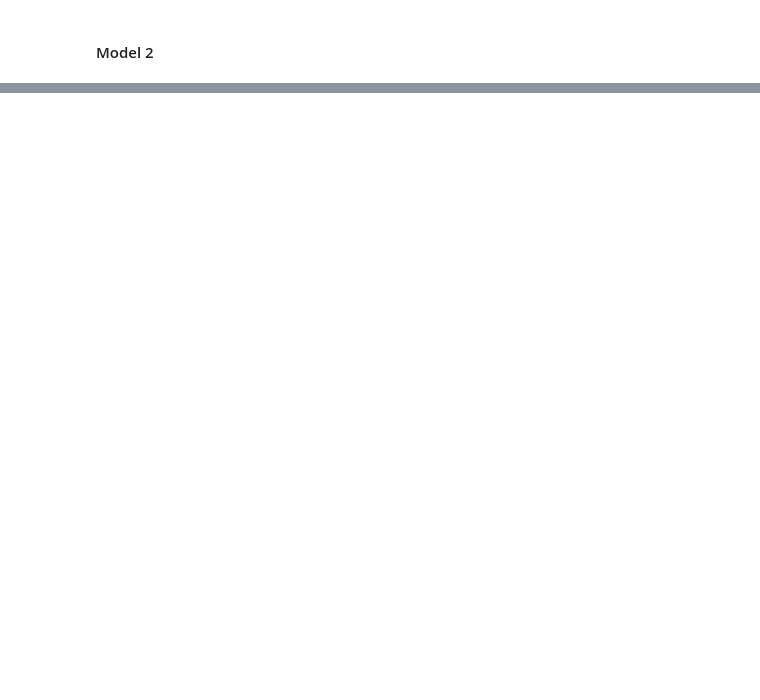
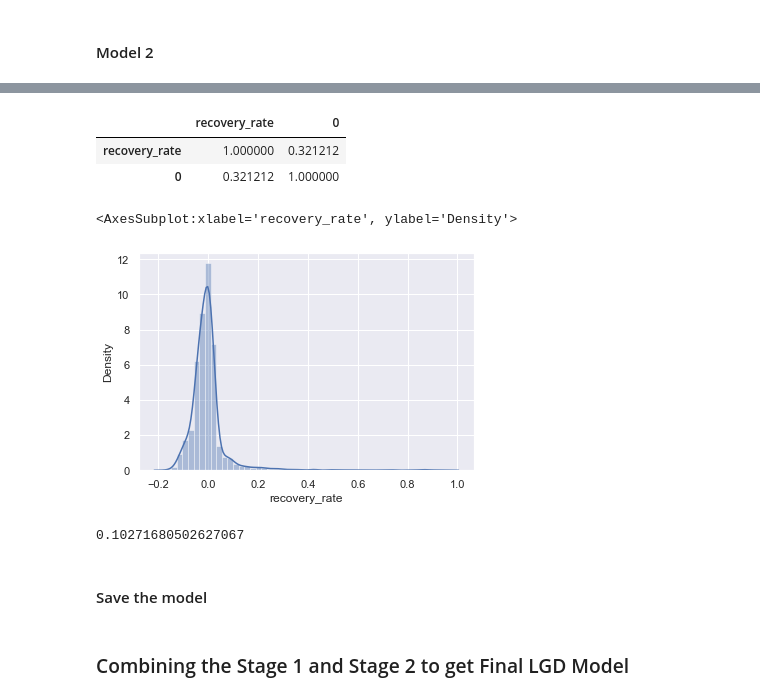
Before and after one commit to Melodie97/Machine-Learning-Projects, a Jupyter notebook: Credit Risk Modelling/Credit_Risk_Modelling-LGD_Model_Estimation.ipynb, the cells around one changed output, grey strips where cells are left out. Drawn from its saved outputs; the diff is of its cells as text; code cells hidden in the pictures; blank space fills up the shorter version.

```diff
--- a/Credit Risk Modelling/Credit Risk Modelling - LGD Model Estimation.ipynb
+++ b/Credit Risk Modelling/Credit_Risk_Modelling-LGD_Model_Estimation.ipynb
@@ -247,0 +446,3 @@ summary_table
+# %%
+linear_reg = LinearRegression()
+linear_reg.fit(X_train, y_train)
@@ -247,0 +453,6 @@ summary_table
+# %%
+X_test = X_test[data1_features_all]
+# %%
+X_test = X_test.drop(data1_ref_cat, axis=1)
+# %%
+pred = linear_reg.predict(X_test)
@@ -247,0 +462,18 @@ summary_table
+# %%
+pd.concat([y_test_temp, pd.DataFrame(pred)], axis=1).corr()
+# %% [output]
+|  | recovery_rate | 0 |
+| recovery_rate | 1.000000 | 0.321212 |
+| 0 | 0.321212 | 1.000000 |
+# %%
+#look at the distribusion btw actual and predicted
+sns.distplot(y_test - pred)
+# %% [output]
+<AxesSubplot:xlabel='recovery_rate', ylabel='Density'>
+[figure, added]
+# %%
+r2_score(y_test, pred)
+# %% [output]
+0.10271680502627067
+# %% [markdown]
+#### Save the model
@@ -247,0 +484,2 @@ summary_table
+# %% [markdown]
+### Combining the Stage 1 and Stage 2 to get Final LGD Model
```
Also changed, not shown: parts of 51 cells of this notebook.
